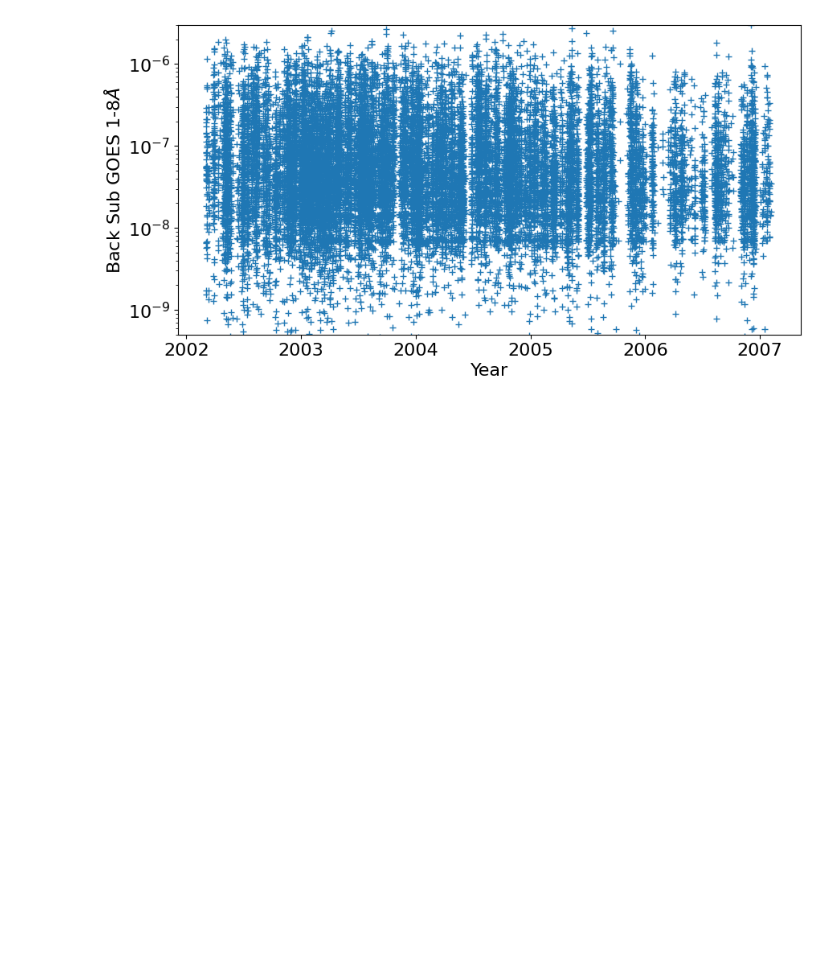
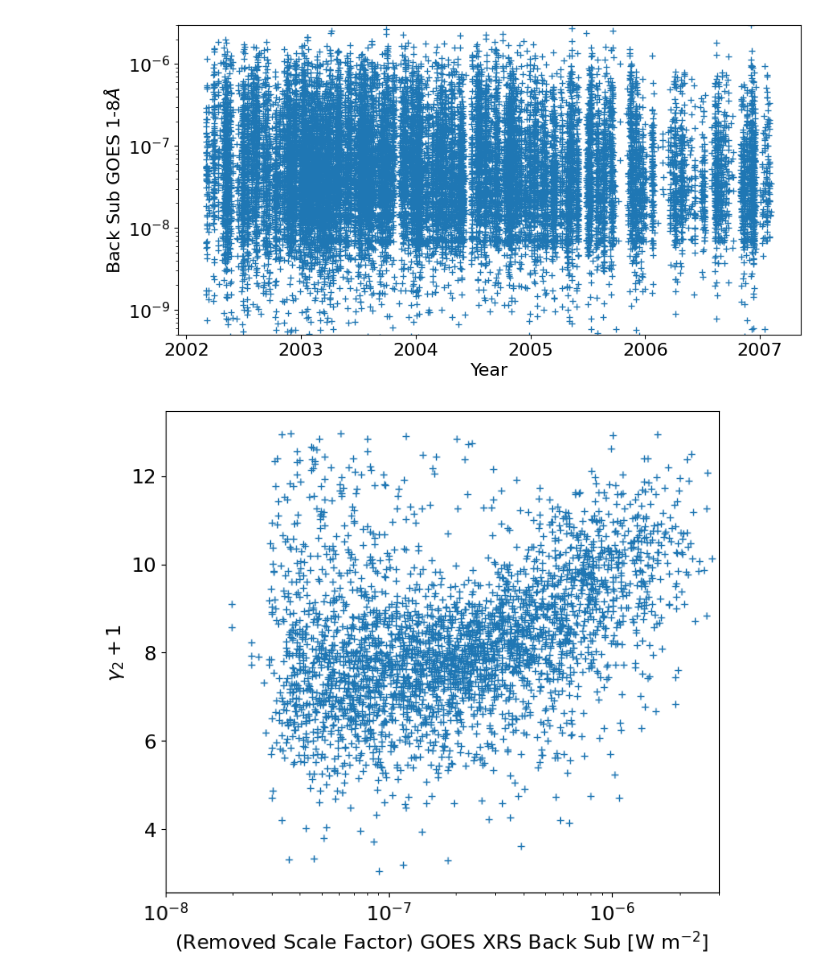
Before and after one commit to ianan/wee_2008, a Jupyter notebook: rhessi_weeflares_results_v2.ipynb, the cells around one changed output. Saved outputs shown, nothing was run; the diff lists cells and outputs as text; code cells hidden in the pictures; blank space fills up the shorter version.

```diff
--- a/rhessi_weeflares_results_v2.ipynb
+++ b/rhessi_weeflares_results_v2.ipynb
@@ -153,3 +153,22 @@ plt.ylim([5e-10,3e-6])
 plt.show()
 # %% [output]
 [figure]
+# %%
+# fig,ax=plt.subplots(figsize=(8,7))
+# plt.plot(gfbs[idgsgdnn],g2[idgsgdnn]+1,'+')
+# plt.xscale('log')
+# plt.xlim([1e-8,3e-6])
+# plt.xlabel('GOES XRS Back Sub [W m$^{-2}$]')
+# plt.ylabel(r'$\gamma_2 +1$')
+# plt.show()
+
+# As per https://ngdc.noaa.gov/stp/satellite/goes/doc/GOES_XRS_readme.pdf
+fig,ax=plt.subplots(figsize=(8,7))
+plt.plot(gfbs[idgsgdnn]/0.7,g2[idgsgdnn]+1,'+')
+plt.xscale('log')
+plt.xlim([1e-8,3e-6])
+plt.xlabel('(Removed Scale Factor) GOES XRS Back Sub [W m$^{-2}$]')
+plt.ylabel(r'$\gamma_2 +1$')
+plt.show()
+# %% [output]
+[figure, added]
```
